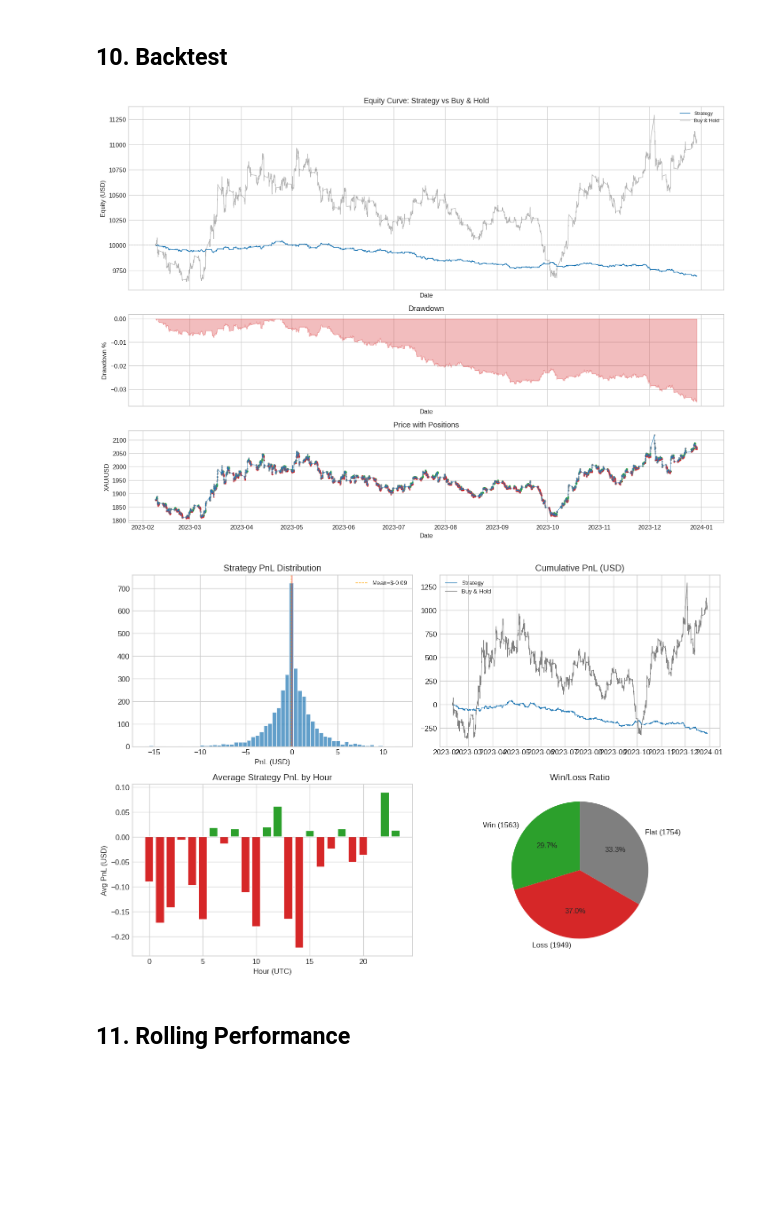
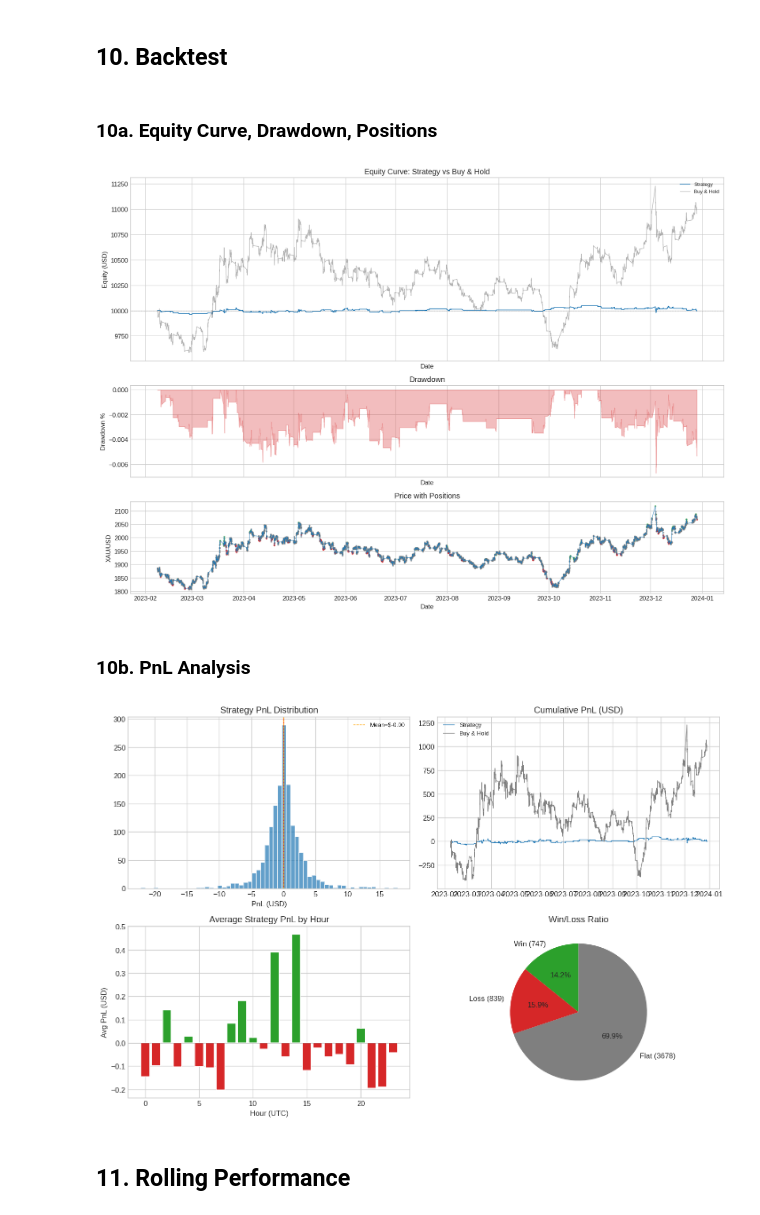
Before and after one commit to ultimateBroK/thesis-compact, a Jupyter notebook: viz.ipynb, the cells around one changed output. Cells and saved outputs as stored; diff of their text form; code cells hidden in the pictures; blank space fills up the shorter version.

```diff
--- a/viz.ipynb
+++ b/viz.ipynb
@@ -284,0 +258,14 @@ plt.show()
+# %%
+_t_section = time.perf_counter()
+model = HybridStackingSignalClassifier(
+    n_splits=CV_SPLITS, embargo_pct=EMBARGO_PCT,
+    min_oof_f1=MIN_OOF_F1, confidence_threshold=CONFIDENCE_THRESHOLD,
+    use_meta_labeling=USE_META_LABELING,
+    meta_label_threshold=META_LABEL_THRESHOLD,
+    short_meta_label_threshold=SHORT_META_LABEL_THRESHOLD,
+    adx_threshold=ADX_THRESHOLD, bb_width_min_mult=BB_WIDTH_MIN_MULT,
+    random_state=RANDOM_STATE,
+)
+model.fit(train[features], train["label"], train["event_end"])
+print("Training complete.")
+_timings["model_training"] = time.perf_counter() - _t_section
@@ -385,18 +410,19 @@ Text(0.5, 1.02, 'Predicted Class Probabilities Over Test Period')
 # %%
-from src.reporting import extract_feature_importance, print_feature_importance_report
+from src.reporting import extract_lightgbm_feature_importance, print_feature_importance_report
 
-imp_df = extract_feature_importance(model, features)
+imp_df = extract_lightgbm_feature_importance(model, features)
 print_feature_importance_report(imp_df)
 
 fig, ax = plt.subplots(figsize=(8, max(6, len(imp_df) * 0.35)))
+_figures.append(fig)
 top = imp_df.head(20)
 colors = ["#1f77b4" if p >= 5.0 else "#aec7e8" for p in top["pct"]]
 ax.barh(top["feature"][::-1], top["pct"][::-1], color=colors[::-1], edgecolor="white", height=0.6)
 for i, (_, row) in enumerate(top[::-1].iterrows()):
-    ax.text(row["pct"] + 0.2, i, f"{row["pct"]:.1f}%", va="center", fontsize=8)
+    ax.text(row["pct"] + 0.2, i, f"{row['pct']:.1f}%", va="center", fontsize=8)
 ax.axvline(5.0, color="gray", linewidth=0.5, linestyle="--", alpha=0.5)
 ax.invert_yaxis()
-ax.set_title("Feature Importance (LightGBM) — Top 20")
+ax.set_title("Feature Importance (LightGBM) - Top 20")
 ax.set_xlabel("Importance %")
 fig.tight_layout()
 plt.show()
@@ -542,8 +552,19 @@ plt.show()
 ## 10. Backtest
 # %%
 _t_section = time.perf_counter()
-metrics = backtest_signals(test, positions, initial_balance=INITIAL_BALANCE)
-equity_arr, _ = simulate_equity_barrier(test_pdf["close"].to_numpy(), test_pdf["high"].to_numpy(), test_pdf["low"].to_numpy(), positions, spread=test["spread"].to_numpy(), atr_rel=test_pdf["atr_14"].to_numpy(), initial_balance=INITIAL_BALANCE)
+
+equity_arr, num_trades, executed_trades = simulate_equity_barrier(
+    test_pdf["close"].to_numpy(),
+    test_pdf["high"].to_numpy(),
+    test_pdf["low"].to_numpy(),
+    positions,
+    spread=test["spread"].to_numpy(),
+    atr_rel=test_pdf["atr_14"].to_numpy(),
+    initial_balance=INITIAL_BALANCE,
+)
+trade_signals = int(np.sum(np.diff(positions) != 0))
+metrics = aggregate_backtest_metrics(equity_arr, INITIAL_BALANCE, num_trades, trade_signals)
+
 equity = pd.Series(equity_arr, index=test_pdf.index, name="equity")
 pnl_usd = np.diff(equity_arr, prepend=equity_arr[0])
 account_returns = np.diff(equity_arr) / equity_arr[:-1]
@@ -552,8 +573,11 @@ account_returns = np.concatenate([[0.0], account_returns])
 
 bh_equity = (INITIAL_BALANCE * test_pdf["close"] / test_pdf["close"].iloc[0]).rename("bh_equity")
 _timings["backtesting"] = time.perf_counter() - _t_section
+# %% [markdown]
+### 10a. Equity Curve, Drawdown, Positions
 # %%
 fig, axes = plt.subplots(3, 1, figsize=(14, 10), sharex=True, height_ratios=[2, 1, 1])
+_figures.append(fig)
 
 axes[0].plot(equity.index, equity.values, color="#1f77b4", linewidth=1, label="Strategy")
 axes[0].plot(bh_equity.index, bh_equity.values, color="#7f7f7f", linewidth=0.8, alpha=0.6, label="Buy & Hold")
@@ -577,12 +601,14 @@ axes[2].set_ylabel("XAU/USD")
 
 for ax in axes:
     ax.set_xlabel("Date")
-
 fig.tight_layout()
 # %% [output]
-[figure, old version]
+[figure, new version]
+# %% [markdown]
+### 10b. PnL Analysis
 # %%
 fig, axes = plt.subplots(2, 2, figsize=(12, 8))
+_figures.append(fig)
 
 nonzero_pnl = pnl_usd[pnl_usd != 0]
 mean_pnl = np.mean(nonzero_pnl) if len(nonzero_pnl) else 0.0
@@ -592,36 +618,35 @@ axes[0, 0].axvline(mean_pnl, color="orange", linewidth=0.8, linestyle="--", labe
 axes[0, 0].set_title("Strategy PnL Distribution")
 axes[0, 0].set_xlabel("PnL (USD)")
 axes[0, 0].legend(fontsize=8)
 
 axes[0, 1].plot(test_pdf.index, equity - INITIAL_BALANCE, color="#1f77b4", linewidth=0.8, label="Strategy")
 axes[0, 1].plot(test_pdf.index, bh_equity - INITIAL_BALANCE, color="#7f7f7f", linewidth=0.8, label="Buy & Hold")
 axes[0, 1].set_title("Cumulative PnL (USD)")
 axes[0, 1].legend(fontsize=8)
 
 hourly = pd.DataFrame({"hour": test_pdf.index.hour, "pnl_usd": pnl_usd})
 hourly_grouped = hourly.groupby("hour")["pnl_usd"].mean()
 bar_colors = ["#2ca02c" if v > 0 else "#d62728" for v in hourly_grouped.values]
 axes[1, 0].bar(hourly_grouped.index, hourly_grouped.values, color=bar_colors, edgecolor="white")
 axes[1, 0].axhline(0, color="gray", linewidth=0.5)
 axes[1, 0].set_title("Average Strategy PnL by Hour")
 axes[1, 0].set_xlabel("Hour (UTC)")
 axes[1, 0].set_ylabel("Avg PnL (USD)")
 
 wins = (pnl_usd > 0).sum()
 losses = (pnl_usd < 0).sum()
 neutral = (pnl_usd == 0).sum()
 axes[1, 1].pie(
     [wins, losses, neutral],
     labels=[f"Win ({wins})", f"Loss ({losses})", f"Flat ({neutral})"],
     colors=["#2ca02c", "#d62728", "#7f7f7f"],
-    autopct="%.1f%%", startangle=90
-)
+    autopct="%.1f%%", startangle=90)
 axes[1, 1].set_title("Win/Loss Ratio")
 
 fig.tight_layout()
 plt.show()
 # %% [output]
-[figure, old version]
+[figure, new version]
 # %% [markdown]
 ## 11. Rolling Performance
 # %%
```
Also changed, not shown: parts of 53 cells of this notebook, 53 other files.
